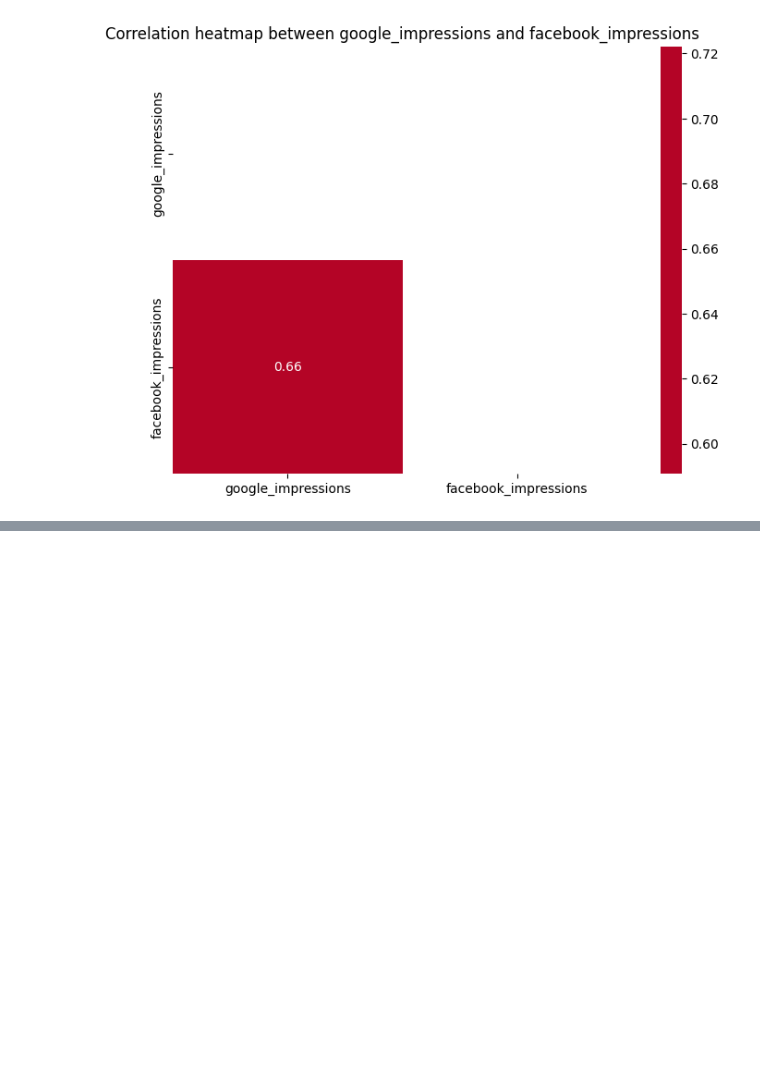
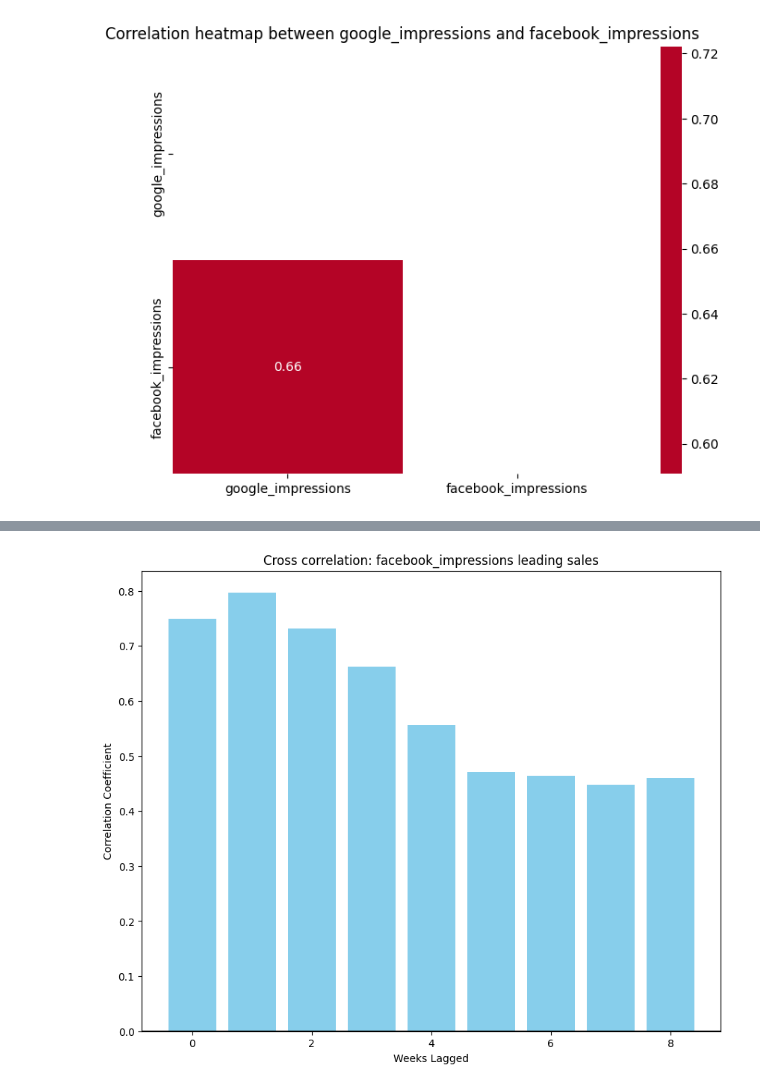
Before and after one commit to N-anle/Marketing-Mix-Modelling, a Jupyter notebook: notebooks/notebook.ipynb, the cells around one changed output, grey strips where cells are left out. Drawn from its saved outputs; the diff is of its cells as text; code cells hidden in the pictures; blank space fills up the shorter version.

```diff
--- a/notebooks/notebook.ipynb
+++ b/notebooks/notebook.ipynb
@@ -312,0 +362,4 @@ correlation_heatmap('google_impressions', 'facebook_impressions')
+# %%
+check_cross_corr('facebook_impressions')
+# %% [output]
+[figure, added]
```
Also changed, not shown: parts of 13 cells of this notebook.
